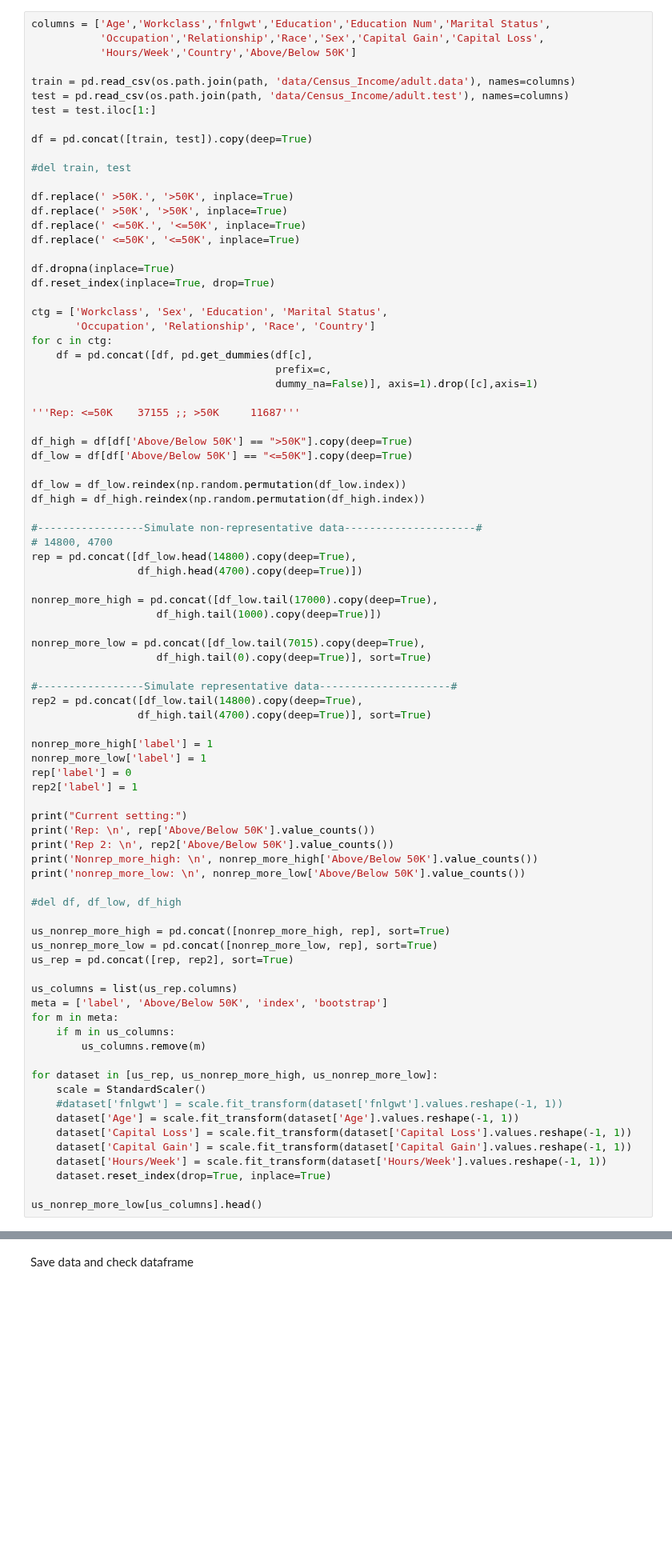
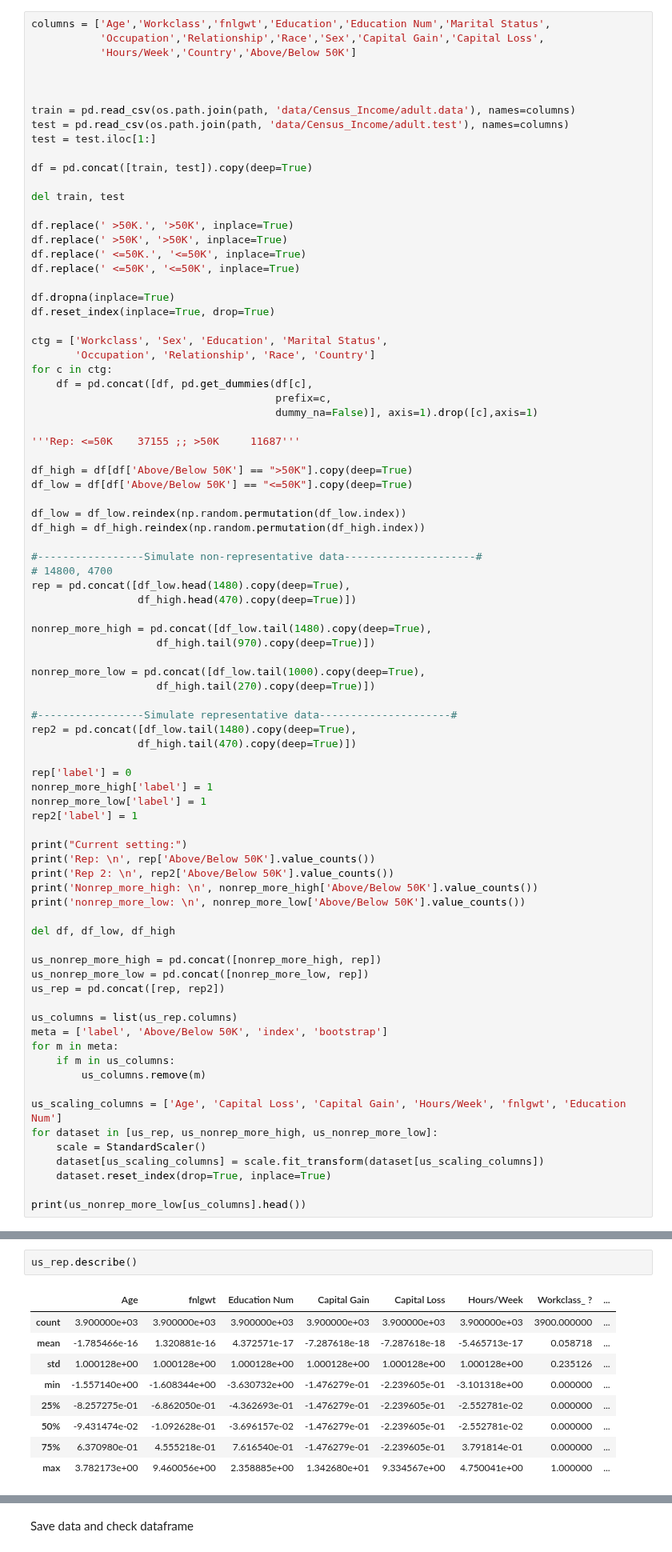
Before and after one commit to laksannathan/maximal-representative-sampling, a Jupyter notebook: src/Maximal Representative Sampling.ipynb, the cells around one changed output, grey strips where cells are left out. Shown at 80% size. Cells and saved outputs as stored; diff of their text form; blank space fills up the shorter version.

```diff
--- a/src/Maximal Representative Sampling.ipynb
+++ b/src/Maximal Representative Sampling.ipynb
@@ -297,6 +299,8 @@ https://archive.ics.uci.edu/ml/datasets/census+income, http://mlr.cs.umass.edu/m
 columns = ['Age','Workclass','fnlgwt','Education','Education Num','Marital Status',
            'Occupation','Relationship','Race','Sex','Capital Gain','Capital Loss',
            'Hours/Week','Country','Above/Below 50K']
+
+
 
 train = pd.read_csv(os.path.join(path, 'data/Census_Income/adult.data'), names=columns)
 test = pd.read_csv(os.path.join(path, 'data/Census_Income/adult.test'), names=columns)
@@ -304,7 +308,7 @@ test = test.iloc[1:]
 
 df = pd.concat([train, test]).copy(deep=True)
 
-#del train, test
+del train, test
 
 df.replace(' >50K.', '>50K', inplace=True)
 df.replace(' >50K', '>50K', inplace=True)
@@ -331,22 +335,22 @@ df_high = df_high.reindex(np.random.permutation(df_high.index))
 
 #-----------------Simulate non-representative data---------------------#
 # 14800, 4700
-rep = pd.concat([df_low.head(14800).copy(deep=True),
-                 df_high.head(4700).copy(deep=True)])
+rep = pd.concat([df_low.head(1480).copy(deep=True),
+                 df_high.head(470).copy(deep=True)])
 
-nonrep_more_high = pd.concat([df_low.tail(17000).copy(deep=True),
-                    df_high.tail(1000).copy(deep=True)])
+nonrep_more_high = pd.concat([df_low.tail(1480).copy(deep=True),
+                    df_high.tail(970).copy(deep=True)])
 
-nonrep_more_low = pd.concat([df_low.tail(7015).copy(deep=True),
-                    df_high.tail(0).copy(deep=True)], sort=True)
+nonrep_more_low = pd.concat([df_low.tail(1000).copy(deep=True),
+                    df_high.tail(270).copy(deep=True)])
 
 #-----------------Simulate representative data---------------------#
-rep2 = pd.concat([df_low.tail(14800).copy(deep=True),
-                 df_high.tail(4700).copy(deep=True)], sort=True)
+rep2 = pd.concat([df_low.tail(1480).copy(deep=True),
+                 df_high.tail(470).copy(deep=True)])
 
+rep['label'] = 0
 nonrep_more_high['label'] = 1
 nonrep_more_low['label'] = 1
-rep['label'] = 0
 rep2['label'] = 1
 
 print("Current setting:")
@@ -355,11 +359,11 @@ print('Rep 2: \n', rep2['Above/Below 50K'].value_counts())
 print('Nonrep_more_high: \n', nonrep_more_high['Above/Below 50K'].value_counts())
 print('nonrep_more_low: \n', nonrep_more_low['Above/Below 50K'].value_counts())
 
-#del df, df_low, df_high
+del df, df_low, df_high
 
-us_nonrep_more_high = pd.concat([nonrep_more_high, rep], sort=True)
-us_nonrep_more_low = pd.concat([nonrep_more_low, rep], sort=True)
-us_rep = pd.concat([rep, rep2], sort=True)
+us_nonrep_more_high = pd.concat([nonrep_more_high, rep])
+us_nonrep_more_low = pd.concat([nonrep_more_low, rep])
+us_rep = pd.concat([rep, rep2])
 
 us_columns = list(us_rep.columns)
 meta = ['label', 'Above/Below 50K', 'index', 'bootstrap']
@@ -367,16 +371,13 @@ for m in meta:
     if m in us_columns:
         us_columns.remove(m)
 
+us_scaling_columns = ['Age', 'Capital Loss', 'Capital Gain', 'Hours/Week', 'fnlgwt', 'Education Num']
 for dataset in [us_rep, us_nonrep_more_high, us_nonrep_more_low]:
     scale = StandardScaler()
-    #dataset['fnlgwt'] = scale.fit_transform(dataset['fnlgwt'].values.reshape(-1, 1))
-    dataset['Age'] = scale.fit_transform(dataset['Age'].values.reshape(-1, 1))
-    dataset['Capital Loss'] = scale.fit_transform(dataset['Capital Loss'].values.reshape(-1, 1))
-    dataset['Capital Gain'] = scale.fit_transform(dataset['Capital Gain'].values.reshape(-1, 1))
-    dataset['Hours/Week'] = scale.fit_transform(dataset['Hours/Week'].values.reshape(-1, 1))
+    dataset[us_scaling_columns] = scale.fit_transform(dataset[us_scaling_columns])
     dataset.reset_index(drop=True, inplace=True)
 
-us_nonrep_more_low[us_columns].head()
+print(us_nonrep_more_low[us_columns].head())
 # %% [output]
 Current setting:
 Rep:
@@ -403,0 +399,12 @@ Name: Above/Below 50K, dtype: int64
+# %%
+us_rep.describe()
+# %% [output]
+|  | Age | fnlgwt | Education Num | Capital Gain | Capital Loss | Hours/Week | Workclass_ ? | ... |
+| count | 3.900000e+03 | 3.900000e+03 | 3.900000e+03 | 3.900000e+03 | 3.900000e+03 | 3.900000e+03 | 3900.000000 | ... |
+| mean | -1.785466e-16 | 1.320881e-16 | 4.372571e-17 | -7.287618e-18 | -7.287618e-18 | -5.465713e-17 | 0.058718 | ... |
+| std | 1.000128e+00 | 1.000128e+00 | 1.000128e+00 | 1.000128e+00 | 1.000128e+00 | 1.000128e+00 | 0.235126 | ... |
+| min | -1.557140e+00 | -1.608344e+00 | -3.630732e+00 | -1.476279e-01 | -2.239605e-01 | -3.101318e+00 | 0.000000 | ... |
+| 25% | -8.257275e-01 | -6.862050e-01 | -4.362693e-01 | -1.476279e-01 | -2.239605e-01 | -2.552781e-02 | 0.000000 | ... |
+| 50% | -9.431474e-02 | -1.092628e-01 | -3.696157e-02 | -1.476279e-01 | -2.239605e-01 | -2.552781e-02 | 0.000000 | ... |
+| 75% | 6.370980e-01 | 4.555218e-01 | 7.616540e-01 | -1.476279e-01 | -2.239605e-01 | 3.791814e-01 | 0.000000 | ... |
+| max | 3.782173e+00 | 9.460056e+00 | 2.358885e+00 | 1.342680e+01 | 9.334567e+00 | 4.750041e+00 | 1.000000 | ... |
```
Also changed, not shown: parts of 14 cells of this notebook, 2 other files.
